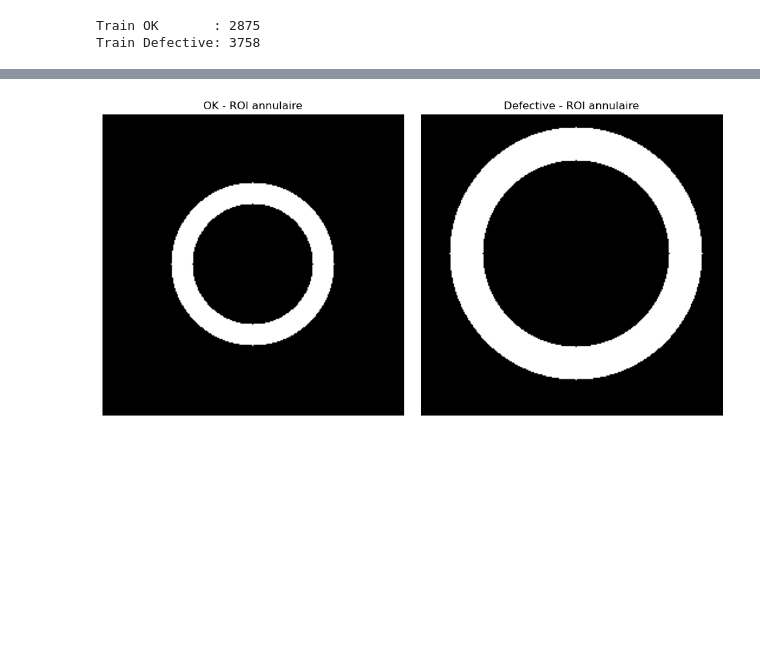
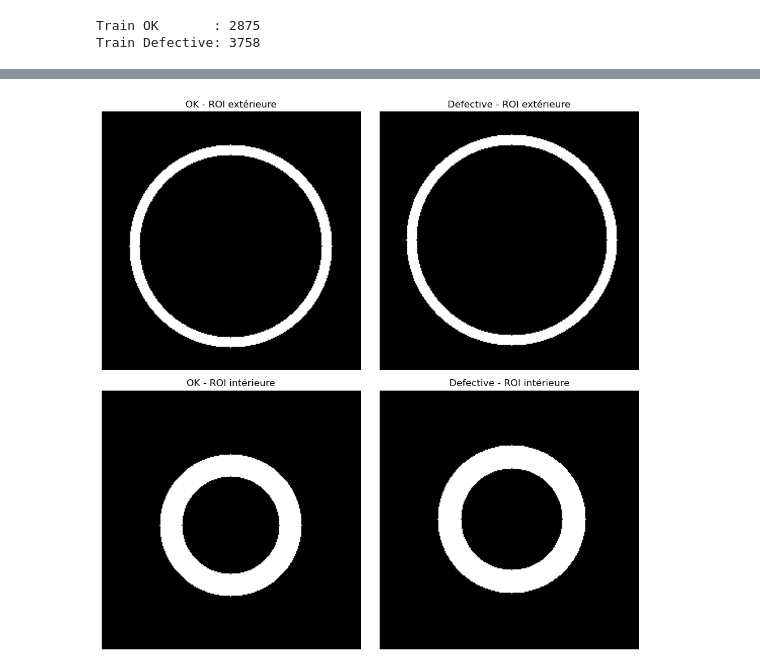
Before and after one commit to omarzinane1/industrial-defect-detection, a Jupyter notebook: notebooks/04_segmentation_mesures.ipynb, the cells around one changed output, grey strips where cells are left out. Saved outputs shown, nothing was run; the diff lists cells and outputs as text; code cells hidden in the pictures; blank space fills up the shorter version.

```diff
--- a/notebooks/04_segmentation_mesures.ipynb
+++ b/notebooks/04_segmentation_mesures.ipynb
@@ -285,6 +299,6 @@ DEF -> center: (np.int64(131), np.int64(118)) | radius: 110
 # %%
 # ==========================================
-# 11. ROI annulaire utile
+# 11. ROI extérieure et ROI intérieure
 # ==========================================
 
 def create_annulus_mask(image_shape, center, r_inner, r_outer):
@@ -293,36 +307,68 @@ def create_annulus_mask(image_shape, center, r_inner, r_outer):
     cv2.circle(mask, center, int(r_inner), 0, thickness=-1)
     return mask
 
-ok_roi = create_annulus_mask(
+# ROI extérieure : fine couronne proche du bord externe
+ok_roi_outer = create_annulus_mask(
     ok_prepared.shape,
     ok_center,
-    r_inner=0.72 * ok_radius,
-    r_outer=0.98 * ok_radius
+    r_inner=0.90 * ok_radius,
+    r_outer=0.995 * ok_radius
 )
 
-def_roi = create_annulus_mask(
+def_roi_outer = create_annulus_mask(
     def_prepared.shape,
     def_center,
-    r_inner=0.72 * def_radius,
-    r_outer=0.98 * def_radius
+    r_inner=0.90 * def_radius,
+    r_outer=0.995 * def_radius
 )
 
-ok_roi = cv2.bitwise_and(ok_roi, ok_main["mask"])
-def_roi = cv2.bitwise_and(def_roi, def_main["mask"])
+# ROI intérieure : zone interne utile, sans centre
+ok_roi_inner = create_annulus_mask(
+    ok_prepared.shape,
+    ok_center,
+    r_inner=0.48 * ok_radius,
+    r_outer=0.70 * ok_radius
+)
 
-fig, axes = plt.subplots(1, 2, figsize=(10, 5))
+def_roi_inner = create_annulus_mask(
+    def_prepared.shape,
+    def_center,
+    r_inner=0.48 * def_radius,
+    r_outer=0.70 * def_radius
+)
 
-axes[0].imshow(ok_roi, cmap="gray")
-axes[0].set_title("OK - ROI annulaire")
-axes[0].axis("off")
+# limiter les ROI à la pièce
+ok_roi_outer = cv2.bitwise_and(ok_roi_outer, ok_main["mask"])
+def_roi_outer = cv2.bitwise_and(def_roi_outer, def_main["mask"])
 
-axes[1].imshow(def_roi, cmap="gray")
-axes[1].set_title("Defective - ROI annulaire")
-axes[1].axis("off")
-
-plt.tight_layout()
-plt.show()
+ok_roi_inner = cv2.bitwise_and(ok_roi_inner, ok_main["mask"])
+def_roi_inner = cv2.bitwise_and(def_roi_inner, def_main["mask"])
-# %% [output]
-[figure, removed]
+# %%
+# ==========================================
+# 12. Afficher les ROI
+# ==========================================
+
+fig, axes = plt.subplots(2, 2, figsize=(10, 10))
+
+axes[0, 0].imshow(ok_roi_outer, cmap="gray")
+axes[0, 0].set_title("OK - ROI extérieure")
+axes[0, 0].axis("off")
+
+axes[0, 1].imshow(def_roi_outer, cmap="gray")
+axes[0, 1].set_title("Defective - ROI extérieure")
+axes[0, 1].axis("off")
+
+axes[1, 0].imshow(ok_roi_inner, cmap="gray")
+axes[1, 0].set_title("OK - ROI intérieure")
+axes[1, 0].axis("off")
+
+axes[1, 1].imshow(def_roi_inner, cmap="gray")
+axes[1, 1].set_title("Defective - ROI intérieure")
+axes[1, 1].axis("off")
+
+plt.tight_layout()
+plt.show()
+# %% [output]
+[figure, added]
 # %%
 # ==========================================
```
Also changed, not shown: parts of 28 cells of this notebook, 6 other files.
